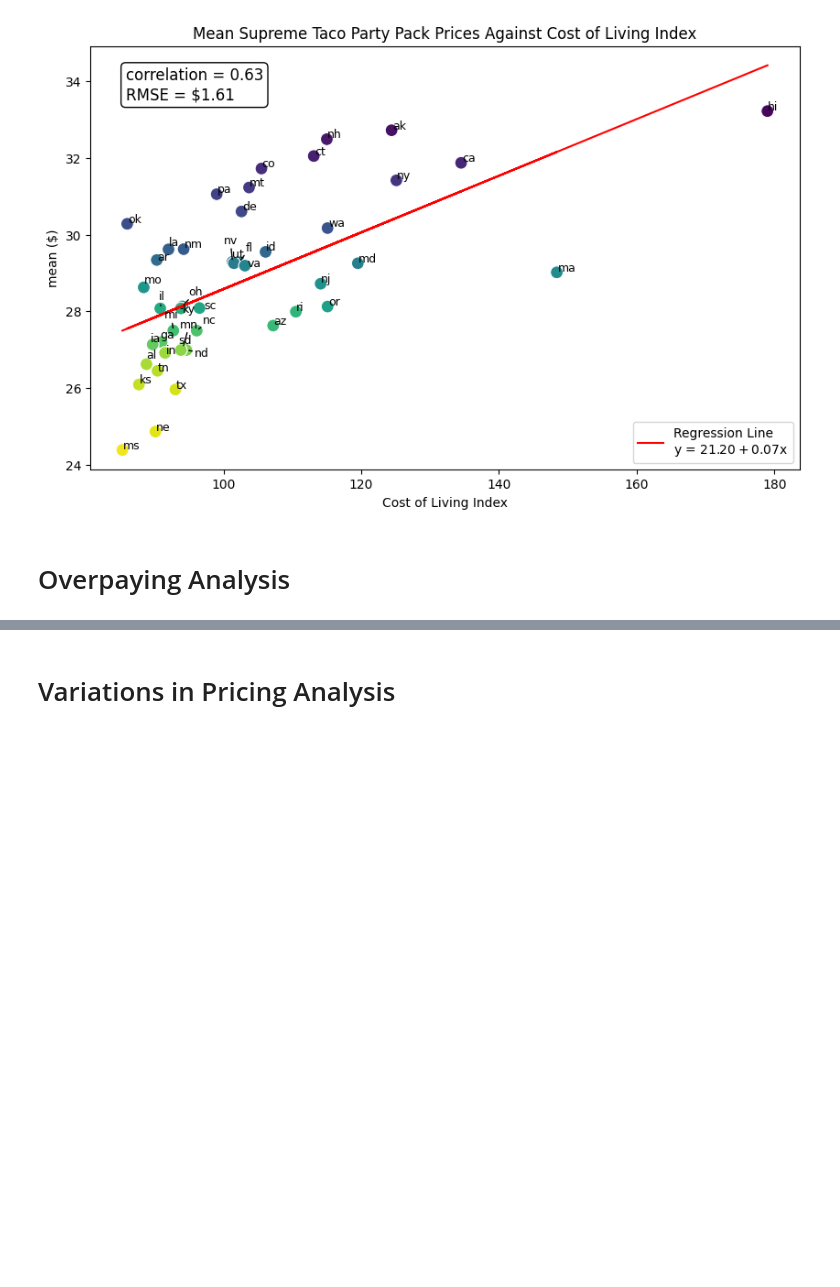
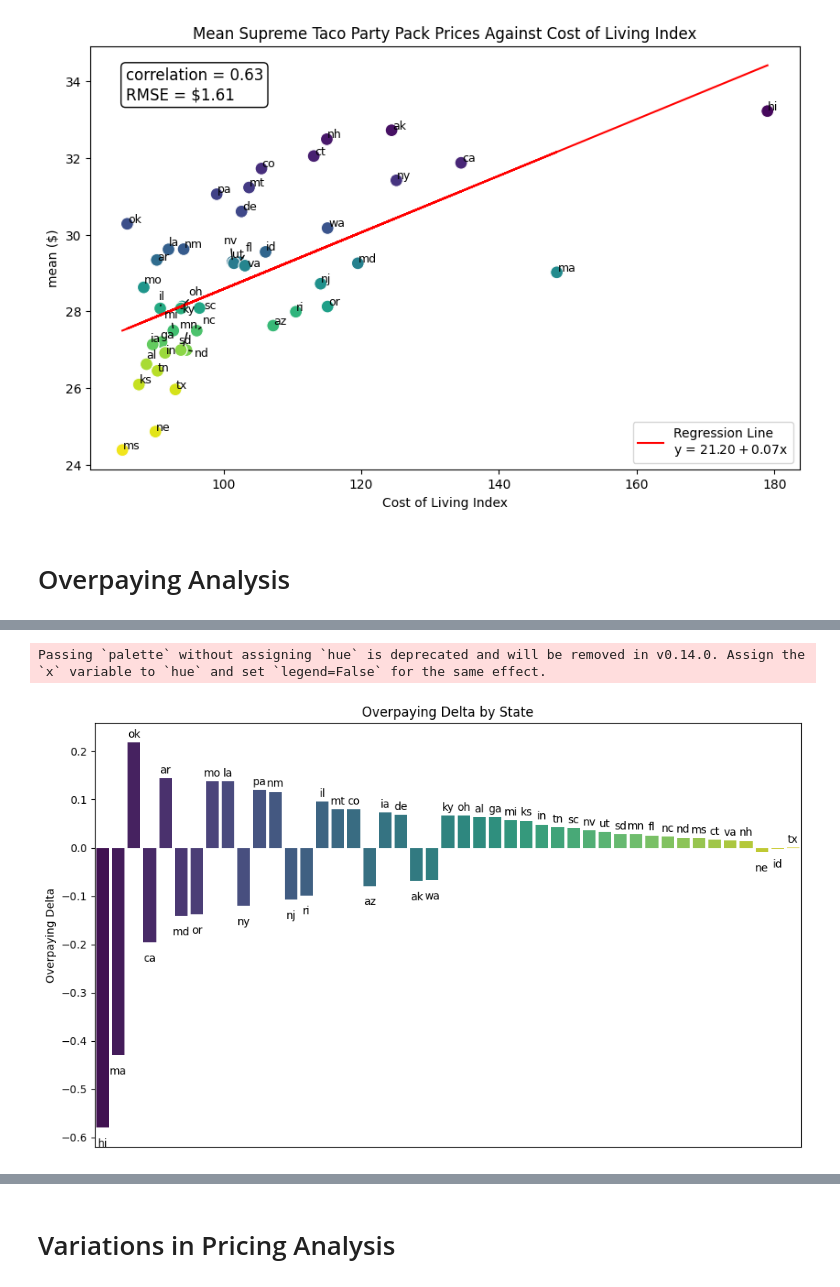
Before and after one commit to arjungup740/taco-bell, a Jupyter notebook: present.ipynb, the cells around one changed output, grey strips where cells are left out. Cells and saved outputs as stored; diff of their text form; code cells hidden in the pictures; blank space fills up the shorter version.

```diff
--- a/present.ipynb
+++ b/present.ipynb
@@ -245,0 +315,5 @@ merged_state['overpaying_delta'].describe()
+# %%
+create_bar_chart(merged_state, x_var="state", y_var="overpaying_delta", title="Overpaying Delta by State", xlabel="State", ylabel="Overpaying Delta")
+# %% [output]
+Passing `palette` without assigning `hue` is deprecated and will be removed in v0.14.0. Assign the `x` variable to `hue` and set `legend=False` for the same effect.
+[figure, added]
```
Also changed, not shown: parts of 14 cells of this notebook, 1 other file.
